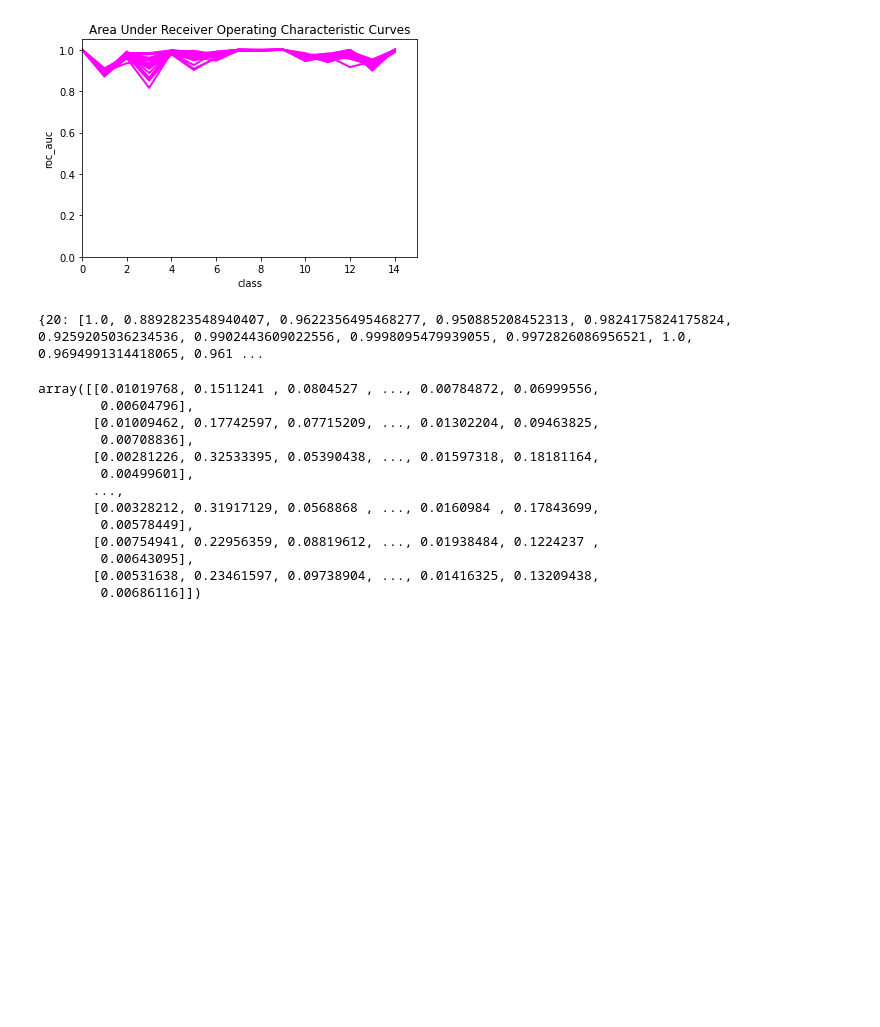
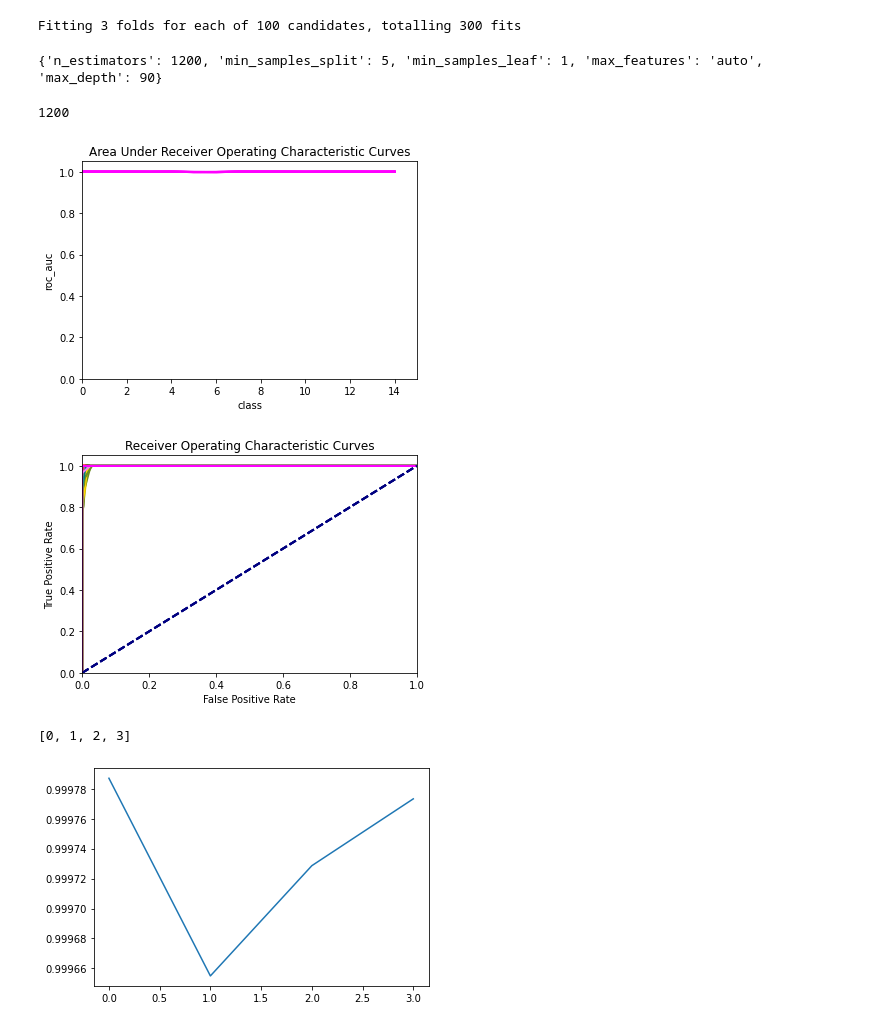
Before and after one commit to ccwillmore/Recipe_project, a Jupyter notebook: Random_forests_models/cross_validate_and_hyper_parameter_tune.ipynb, the cells around one changed output. Saved outputs shown, nothing was run; the diff lists cells and outputs as text; code cells hidden in the pictures; blank space fills up the shorter version.

Commit message:
added code to use RandomSearchCV to tune hyperparameters and wrote a code to do kfold

```diff
--- a/Random_forests_models/cross_validate_and_hyper_parameter_tune.ipynb
+++ b/Random_forests_models/cross_validate_and_hyper_parameter_tune.ipynb
@@ -55,23 +95,52 @@ def cross_validate(data_df, response_column, num_cv_runs):
+# %%
+def call_grid_search (data_df, random_st):
+    X_raw = data_df.drop(columns='cuisine_SP')
+    y_raw = data_df['cuisine_SP'].values.reshape(-1,1)
+    X_train, X_test, y_train, y_test = train_test_split(X_raw, y_raw, random_state = random_st)
+    rfc_model = RandomForestClassifier()
+
+
+    # Number of trees in random forest
+    n_estimators = [int(x) for x in np.linspace(start = 200, stop = 2000, num = 10)]
+    # Number of features to consider at every split
+    max_features = ['auto', 'sqrt']
+    # Maximum number of levels in tree
+    max_depth = [int(x) for x in np.linspace(10, 110, num = 11)]
+    max_depth.append(None)
+    # Minimum number of samples required to split a node
+    min_samples_split = [2, 5, 10]
+    # Minimum number of samples required at each leaf node
+    min_samples_leaf = [1, 2, 4]
+    # Create the random grid
+    random_grid = {'n_estimators': n_estimators,
+                   'max_features': max_features,
+                   'max_depth': max_depth,
+                   'min_samples_split': min_samples_split,
+                   'min_samples_leaf': min_samples_leaf}
+    # Random search of parameters
+    rf_random = RandomizedSearchCV(estimator = rfc_model, param_distributions = random_grid, n_iter = 100, cv = 3, verbose=2,
+                                   random_state=random_st, n_jobs = -1)
+    # Fit the random search model
+    rf_random.fit(X_train, np.ravel(y_train))
+    best_params = dict()
+    best_params = rf_random.best_params_
+    return best_params
+# %%
+parameters_to_run = call_grid_search(recipe_df,  42)
+# parameters_to_run
+# %% [output]
+Fitting 3 folds for each of 100 candidates, totalling 300 fits
+# %%
+print(parameters_to_run)
+# %% [output]
+{'n_estimators': 1200, 'min_samples_split': 5, 'min_samples_leaf': 1, 'max_features': 'auto', 'max_depth': 90}
 # %%
-roc_auc_to_plot = dict()
-roc_auc_to_plot = cross_validate(recipe_df, 'cuisine_SP', 21)
-print(roc_auc_to_plot)
+roc_auc_out = dict()
+roc_auc_out = cross_validate(recipe_df, parameters_to_run, 'cuisine_SP', 5)
+# print(roc_auc_to_plot)
 # %% [output]
+1200
-[figure, old version]
+[figure, new version]
-{20: [1.0, 0.8892823548940407, 0.9622356495468277, 0.950885208452313, 0.9824175824175824, 0.9259205036234536, 0.9902443609022556, 0.9998095479939055, 0.9972826086956521, 1.0, 0.9694991314418065, 0.961 ...
+[figure, added]
+[0, 1, 2, 3]
+[figure, added]
-# %%
-CV_confusion_results
-# %% [output]
-array([[0.01019768, 0.1511241 , 0.0804527 , ..., 0.00784872, 0.06999556,
-        0.00604796],
-       [0.01009462, 0.17742597, 0.07715209, ..., 0.01302204, 0.09463825,
-        0.00708836],
-       [0.00281226, 0.32533395, 0.05390438, ..., 0.01597318, 0.18181164,
-        0.00499601],
-       ...,
-       [0.00328212, 0.31917129, 0.0568868 , ..., 0.0160984 , 0.17843699,
-        0.00578449],
-       [0.00754941, 0.22956359, 0.08819612, ..., 0.01938484, 0.1224237 ,
-        0.00643095],
-       [0.00531638, 0.23461597, 0.09738904, ..., 0.01416325, 0.13209438,
-        0.00686116]])
```
Also changed, not shown: parts of 6 cells of this notebook.
